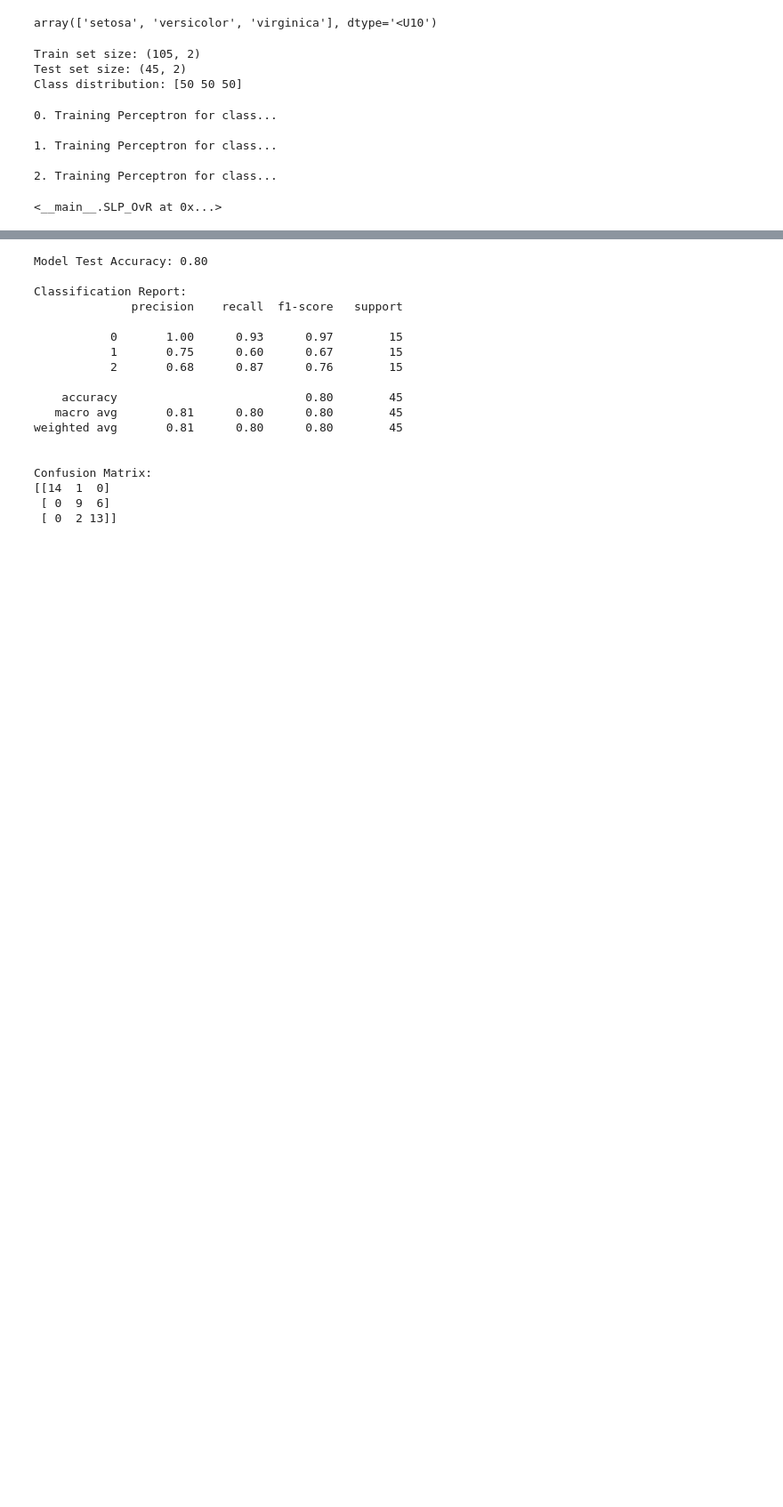
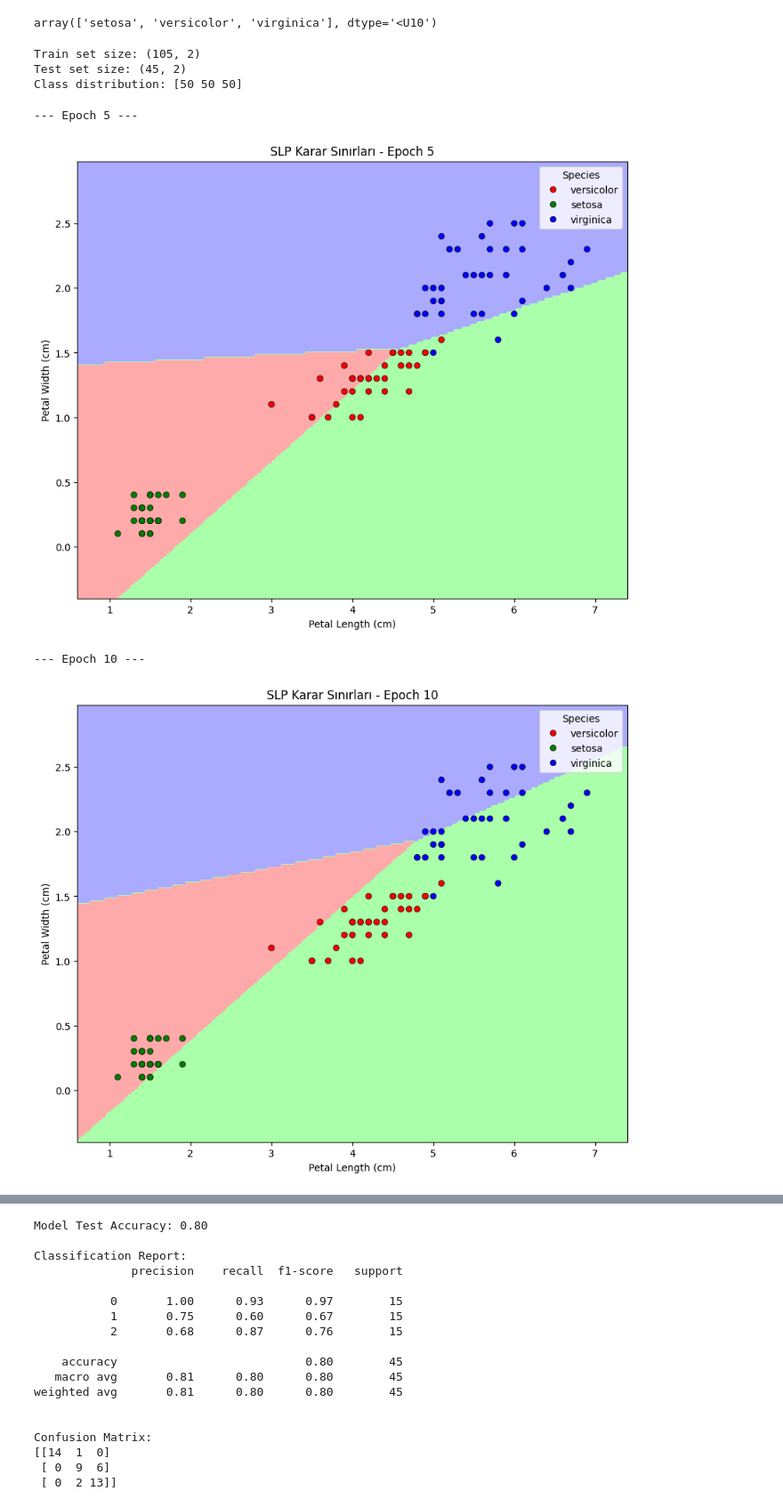
Before and after one commit to graWLF/load-iris-with-perceptron, a Jupyter notebook: iris_hw.ipynb, the cells around one changed output, grey strips where cells are left out. Shown at 89% size. Drawn from its saved outputs; the diff is of its cells as text; code cells hidden in the pictures; blank space fills up the shorter version.

Commit message:
plot every 5 epoch

```diff
--- a/iris_hw.ipynb
+++ b/iris_hw.ipynb
@@ -134,18 +168,25 @@ class SLP_OvR:
             for _ in range(self.n_classes)
         ]
 
-    def fit(self, X, y):
+    def fit(self, X, y, plot_every=5):
         """
         Train each perceptron in a one-vs-rest manner.
 
         For example, the perceptron for class 0 is trained to output 1
         when the target (y) is 0, and 0 otherwise.
         """
-        for i in range(self.n_classes):
-            # Make current class positive (1), others negative (0)
-            y_ovr = np.where(y == i, 1, 0)
-            print(f"\n{i}. Training Perceptron for class...")
-            self.perceptrons_[i].fit(X, y_ovr)
+        for epoch in range(self.n_iters):
+            # Her epoch'ta, her bir perceptron'u bir adım eğit
+            for i in range(self.n_classes):
+                y_ovr = np.where(y == i, 1, 0)
+                # Sadece bir epoch'luk eğitim
+                self.perceptrons_[i].train_epoch(X, y_ovr)
+
+            # Her 5 epoch'ta bir çizim yap
+            if (epoch + 1) % plot_every == 0:
+                print(f"--- Epoch {epoch + 1} ---")
+                plot_decision_boundary(X, y, self,
+                                       title=f'SLP Karar Sınırları - Epoch {epoch + 1}')
         return self
 
     def predict(self, X):
@@ -159,15 +200,13 @@ class SLP_OvR:
 # %%
 n_classes = len(np.unique(y))
 
 # Create OvR model
 slp_ovr_model = SLP_OvR(n_classes=n_classes, learning_rate=0.01, n_iters=100, random_state=42)
 
 # Train the model
-slp_ovr_model.fit(X_train, y_train)
+slp_ovr_model.fit(X_train, y_train, plot_every=5)
 # %% [output]
-0. Training Perceptron for class...
-
-1. Training Perceptron for class...
-
-2. Training Perceptron for class...
+--- Epoch 5 ---
+[figure, added]
-<__main__.SLP_OvR at 0x...>
+--- Epoch 10 ---
+[figure, added]
```
Also changed, not shown: parts of 4 cells of this notebook.
